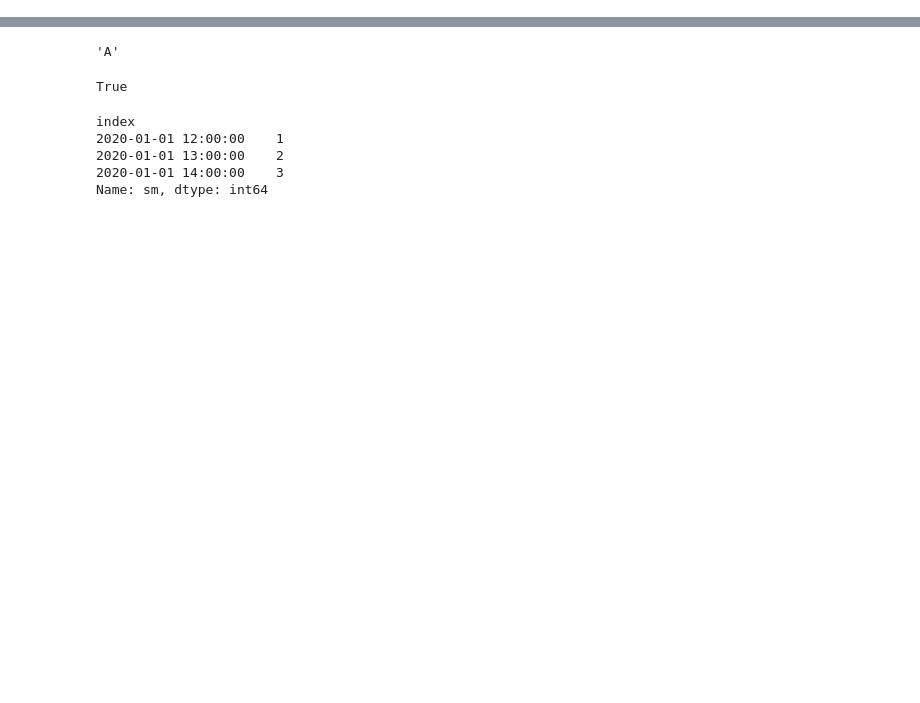
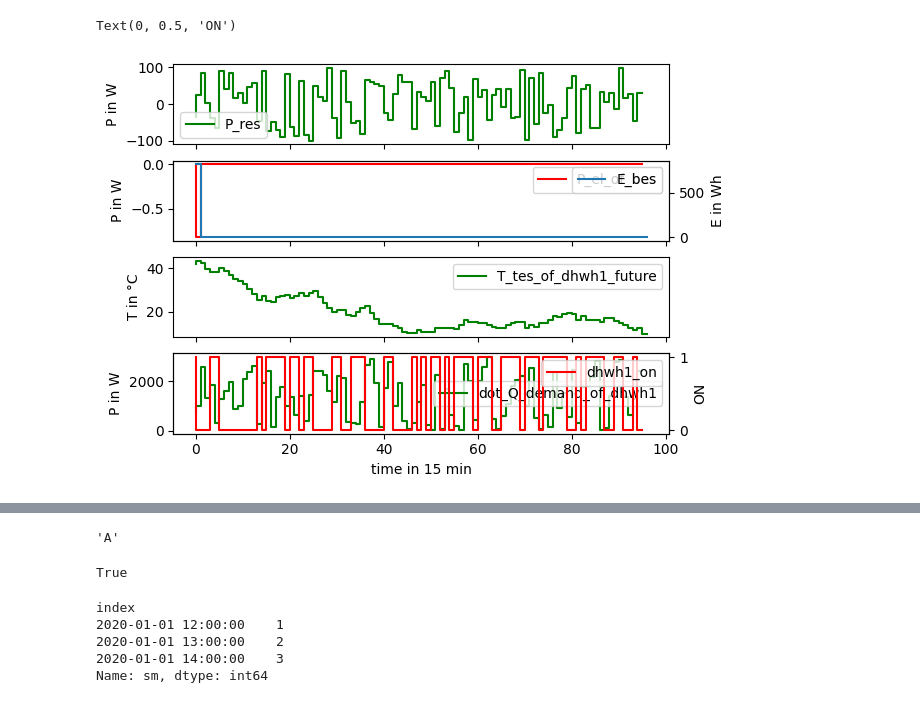
Before and after one commit to erc-fhv/FlECs-Framework, a Jupyter notebook: .experiments/controller_experiments.ipynb, the cells around one changed output, grey strips where cells are left out. Saved outputs shown, nothing was run; the diff lists cells and outputs as text; code cells hidden in the pictures; blank space fills up the shorter version.

```diff
--- a/.experiments/controller_experiments.ipynb
+++ b/.experiments/controller_experiments.ipynb
@@ -243,5 +14,0 @@ ctr.inputs
-# %%
-inputs = {'E_BES_0_of_A': 1,
-        'E_BES_0_of_BES': 1,}
-
-ctr.step(1, **inputs)
@@ -441,5 +14,0 @@ Text(0.5, 0, 'time in 15 min')
-# %%
-
-
-inp = Inputs('Ab', 'bc')
-inp.__getattribute__('Ab')
@@ -453,0 +104,2 @@ SyntaxError: invalid syntax (2732843293.py, line 1)
+# %%
+df = pd.DataFrame.from_dict(out, orient='index')
@@ -454,2 +113,35 @@ SyntaxError: invalid syntax (2732843293.py, line 1)
+# %%
+fig, axs = plt.subplots(4, 1, sharex=True)  # , sharey=True)
+t = 0
+
+axs[0].plot(df.loc[t, 'EC.forecaste.P_resid_ec'], label='P_res', drawstyle='steps', color='green')
+axs[0].legend()
+axs[0].set_ylabel('P in W')
+
+axs[1].plot(df.loc[t, 'bes.P_el_future'], label='P_el_of_bes', drawstyle='steps', color='red')
+axs[1].legend()
+axs[1].set_ylabel('P in W')
+twinx_1 = axs[1].twinx()
+twinx_1.plot(df.loc[t, 'bes.E_future'], label='E_bes', drawstyle='steps')
+twinx_1.legend()
+twinx_1.set_ylabel('E in Wh')
+
+
+axs[2].plot(df.loc[t, 'dhwh1.T_tes_future'], label='T_tes_of_dhwh1_future', drawstyle='steps', color='green')
+axs[2].legend()
+axs[2].set_ylabel('T in °C')
+
+axs[3].plot(df.loc[t, 'dhwh1.forecaste.dot_Q_demand'], label='dot_Q_demand_of_dhwh1', drawstyle='steps', color='green')
+axs[3].legend()
+axs[3].set_ylabel('P in W')
+axs[3].set_xlabel('time in 15 min')
+
+twinx_2 = axs[3].twinx()
+twinx_2.plot(df.loc[t, 'dhwh1.on_future'], label='dhwh1_on', drawstyle='steps', color='red')
+twinx_2.legend()
+twinx_2.set_ylabel('ON')
+# %% [output]
+Text(0, 0.5, 'ON')
+[figure, added]
 # %%
 nt = namedtuple('Inputs', ['x', 'y'])
```
Also changed, not shown: parts of 21 cells of this notebook, 9 other files.
